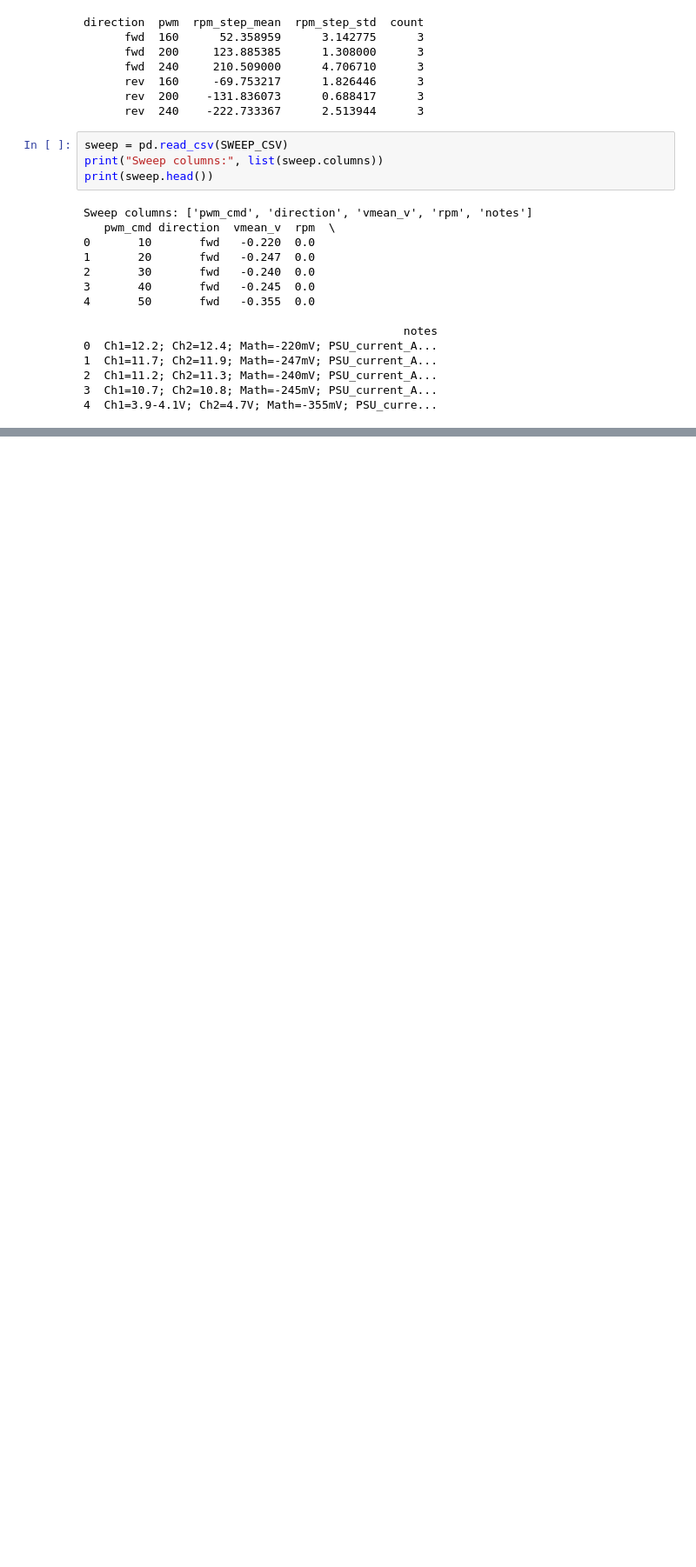
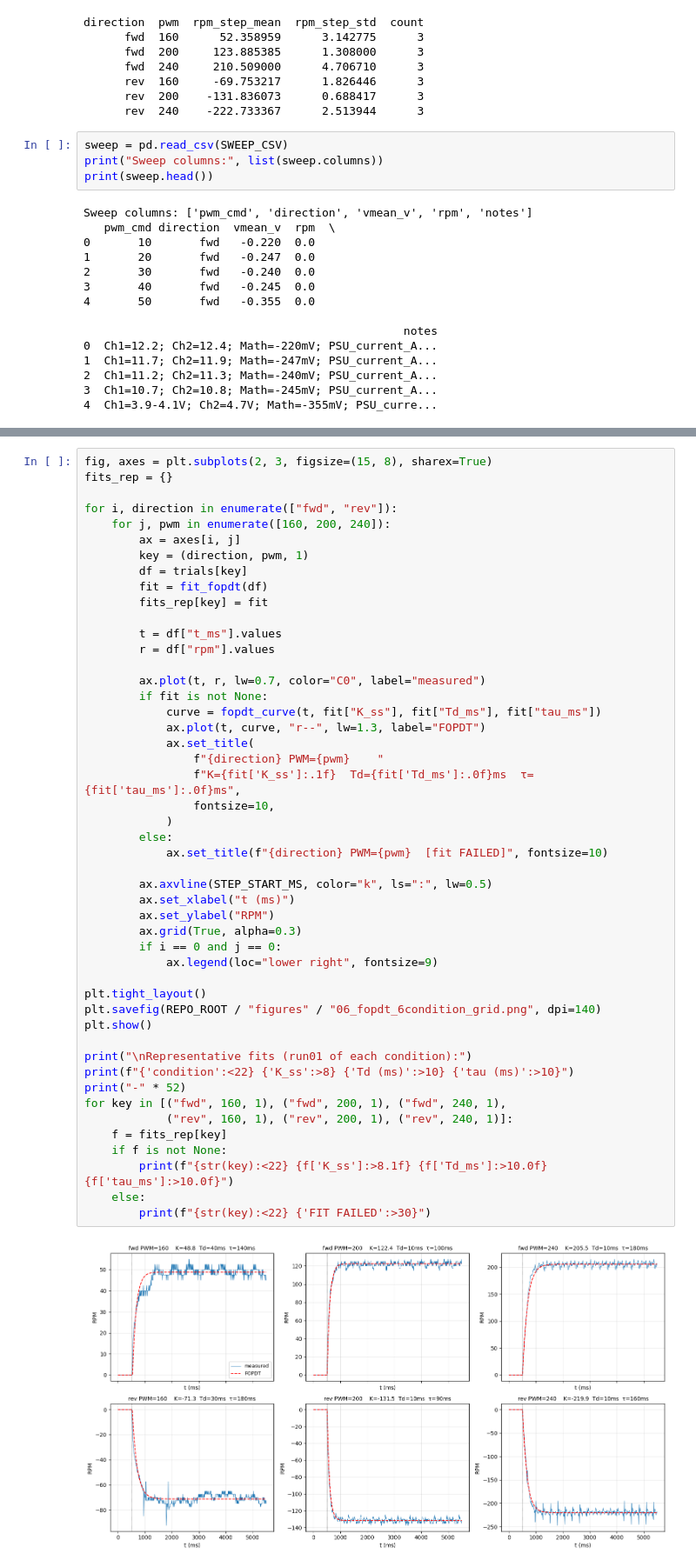
Before and after one commit to Piyushiitk24/System_Identification_DC_Motor, a Jupyter notebook: notebooks/03_step_responses.ipynb, the cells around one changed output, grey strips where cells are left out. Shown at 87% size. Cells and saved outputs as stored; diff of their text form; blank space fills up the shorter version.

```diff
--- a/notebooks/03_step_responses.ipynb
+++ b/notebooks/03_step_responses.ipynb
@@ -192,0 +208,50 @@ Fits succeeded: 18 of 18
+# %%
+fig, axes = plt.subplots(2, 3, figsize=(15, 8), sharex=True)
+fits_rep = {}
+
+for i, direction in enumerate(["fwd", "rev"]):
+    for j, pwm in enumerate([160, 200, 240]):
+        ax = axes[i, j]
+        key = (direction, pwm, 1)
+        df = trials[key]
+        fit = fit_fopdt(df)
+        fits_rep[key] = fit
+
+        t = df["t_ms"].values
+        r = df["rpm"].values
+
+        ax.plot(t, r, lw=0.7, color="C0", label="measured")
+        if fit is not None:
+            curve = fopdt_curve(t, fit["K_ss"], fit["Td_ms"], fit["tau_ms"])
+            ax.plot(t, curve, "r--", lw=1.3, label="FOPDT")
+            ax.set_title(
+                f"{direction} PWM={pwm}    "
+                f"K={fit['K_ss']:.1f}  Td={fit['Td_ms']:.0f}ms  τ={fit['tau_ms']:.0f}ms",
+                fontsize=10,
+            )
+        else:
+            ax.set_title(f"{direction} PWM={pwm}  [fit FAILED]", fontsize=10)
+
+        ax.axvline(STEP_START_MS, color="k", ls=":", lw=0.5)
+        ax.set_xlabel("t (ms)")
+        ax.set_ylabel("RPM")
+        ax.grid(True, alpha=0.3)
+        if i == 0 and j == 0:
+            ax.legend(loc="lower right", fontsize=9)
+
+plt.tight_layout()
+plt.savefig(REPO_ROOT / "figures" / "06_fopdt_6condition_grid.png", dpi=140)
+plt.show()
+
+print("\nRepresentative fits (run01 of each condition):")
+print(f"{'condition':<22} {'K_ss':>8} {'Td (ms)':>10} {'tau (ms)':>10}")
+print("-" * 52)
+for key in [("fwd", 160, 1), ("fwd", 200, 1), ("fwd", 240, 1),
+            ("rev", 160, 1), ("rev", 200, 1), ("rev", 240, 1)]:
+    f = fits_rep[key]
+    if f is not None:
+        print(f"{str(key):<22} {f['K_ss']:>8.1f} {f['Td_ms']:>10.0f} {f['tau_ms']:>10.0f}")
+    else:
+        print(f"{str(key):<22} {'FIT FAILED':>30}")
+# %% [output]
+[figure, added]
```
Also changed, not shown: parts of 29 cells of this notebook, 2 other files.
